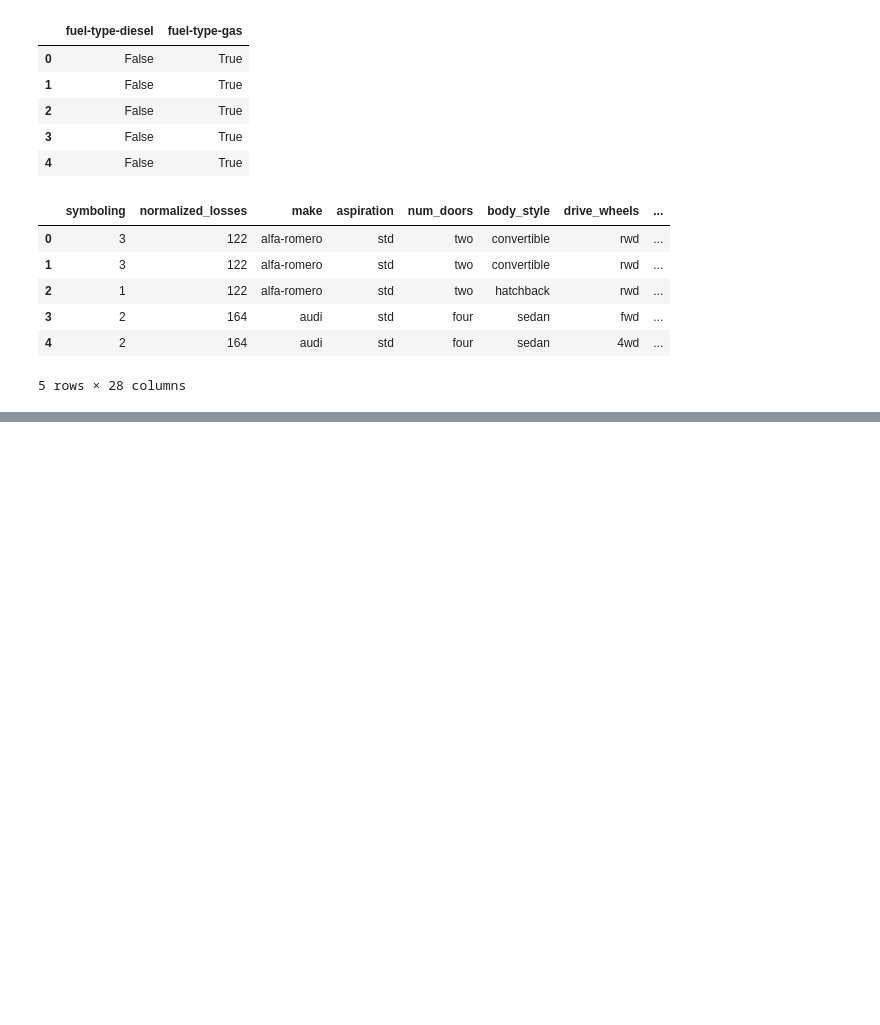
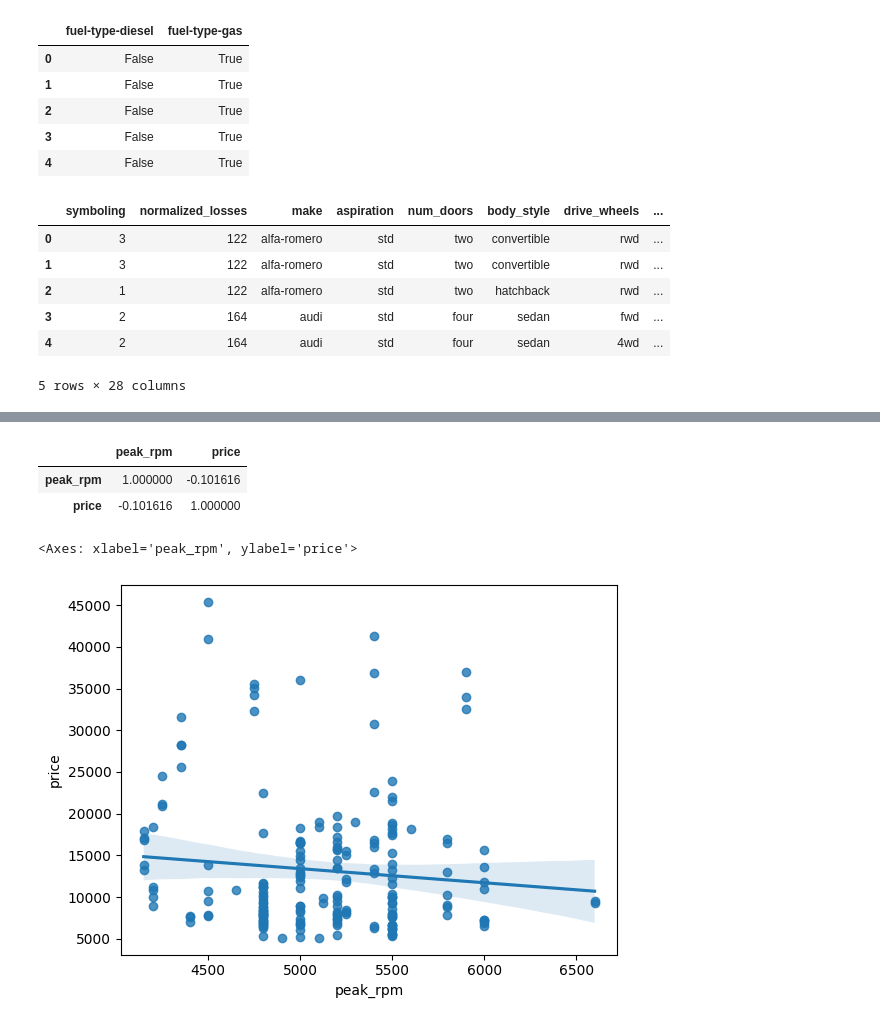
Before and after one commit to vadivelmurugesan/data-science, a Jupyter notebook: example_data_sets/02_used_cars_data_set.ipynb, the cells around one changed output, grey strips where cells are left out. Saved outputs shown, nothing was run; the diff lists cells and outputs as text; code cells hidden in the pictures; blank space fills up the shorter version.

```diff
--- a/example_data_sets/02_used_cars_data_set.ipynb
+++ b/example_data_sets/02_used_cars_data_set.ipynb
@@ -456,0 +506,11 @@ df.head()
+# %%
+df[['peak_rpm', 'price']].corr()
+# %% [output]
+|  | peak_rpm | price |
+| peak_rpm | 1.000000 | -0.101616 |
+| price | -0.101616 | 1.000000 |
+# %%
+sns.regplot(x = 'peak_rpm', y ='price', data = df)
+# %% [output]
+<Axes: xlabel='peak_rpm', ylabel='price'>
+[figure, added]
```
Also changed, not shown: parts of 15 cells of this notebook.
